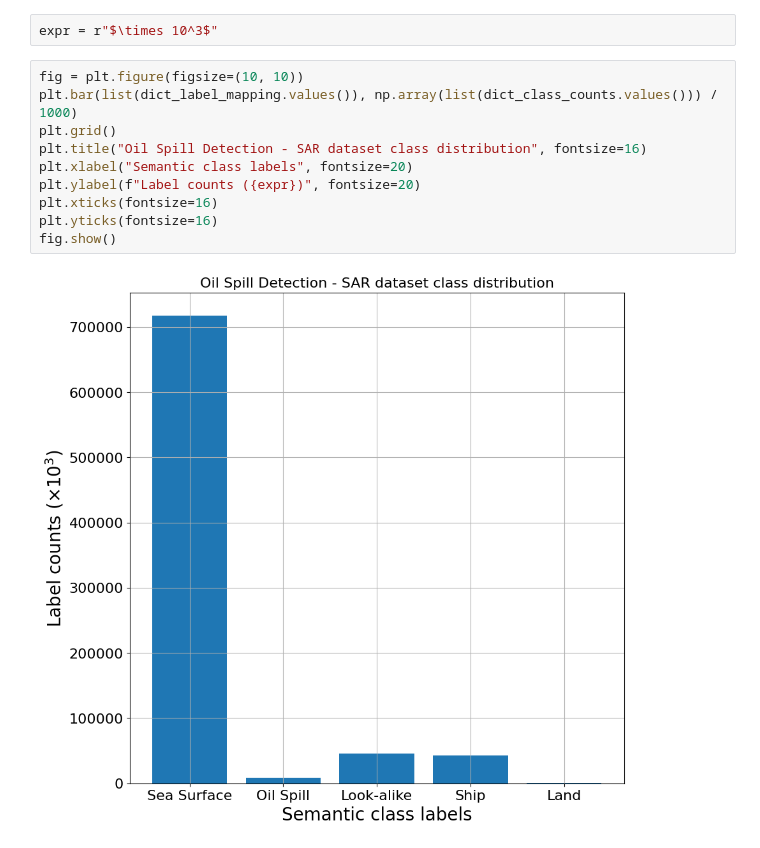
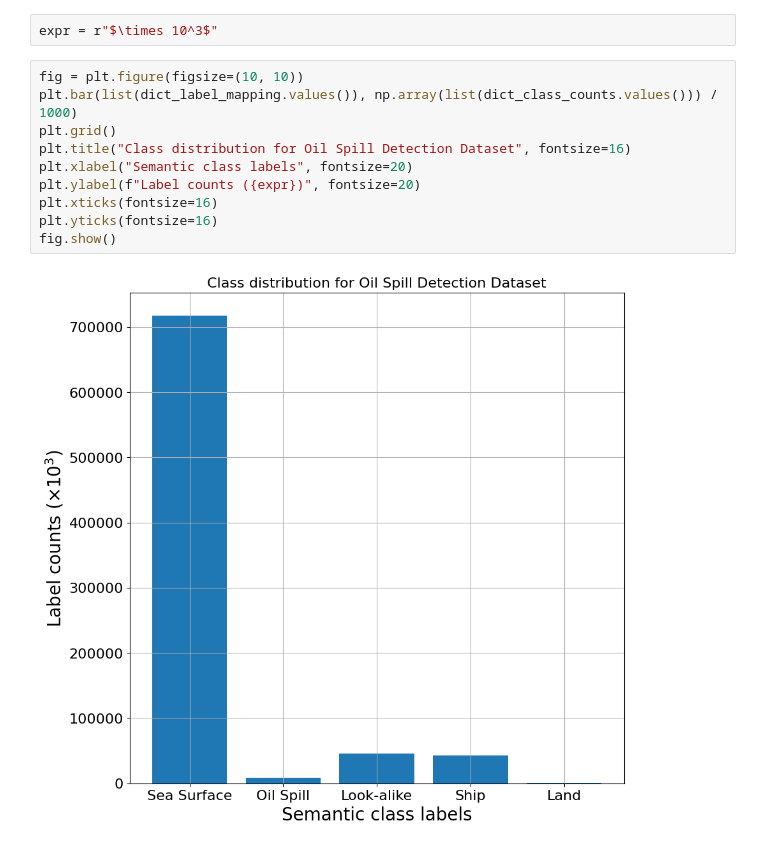
Before and after one commit to AbhishekRS4/HTSM_Oil_Spill_Segmentation, a Jupyter notebook: src/EDA.ipynb, the cells around one changed output. Drawn from its saved outputs; the diff is of its cells as text.

Commit message:
updated notebook with updated plot title

```diff
--- a/src/EDA.ipynb
+++ b/src/EDA.ipynb
@@ -49,12 +49,12 @@ expr = r"$\times 10^3$"
 # %%
 fig = plt.figure(figsize=(10, 10))
 plt.bar(list(dict_label_mapping.values()), np.array(list(dict_class_counts.values())) / 1000)
 plt.grid()
-plt.title("Oil Spill Detection - SAR dataset class distribution", fontsize=16)
+plt.title("Class distribution for Oil Spill Detection Dataset", fontsize=16)
 plt.xlabel("Semantic class labels", fontsize=20)
 plt.ylabel(f"Label counts ({expr})", fontsize=20)
 plt.xticks(fontsize=16)
 plt.yticks(fontsize=16)
 fig.show()
 # %% [output]
-[figure, old version]
+[figure, new version]
```
